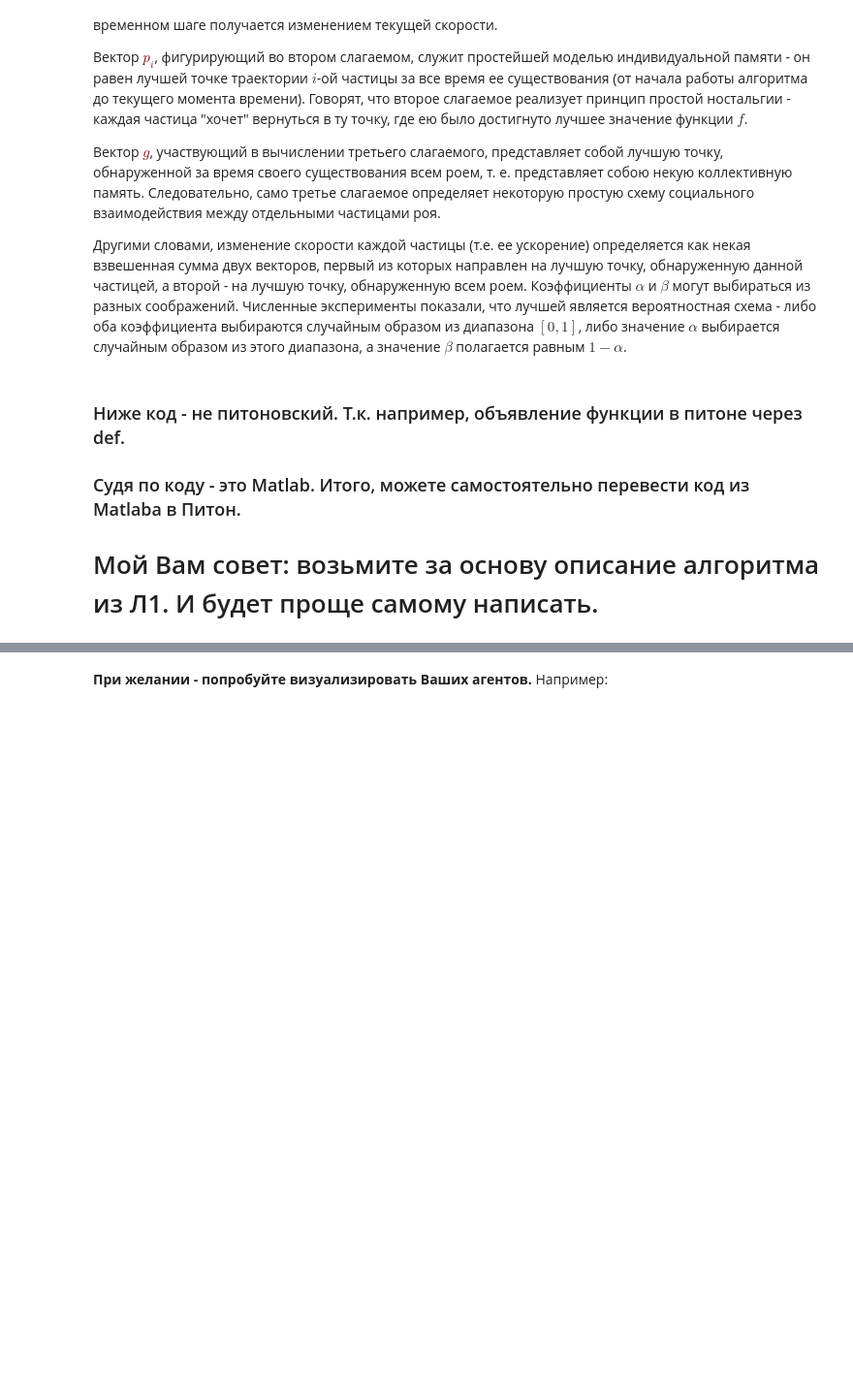
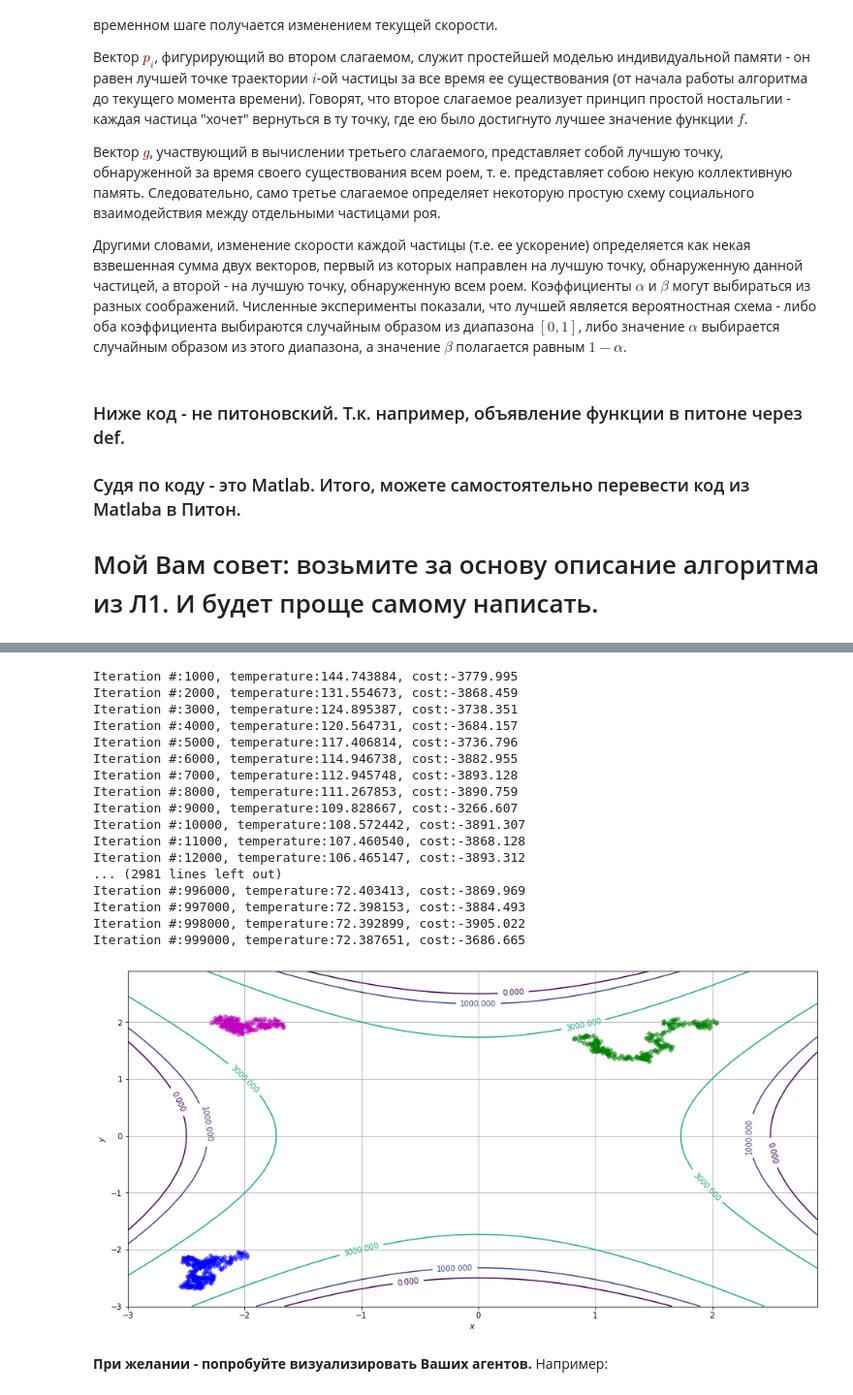
Before and after one commit to TikhonovDaniil/AINavigationControl5.2020, a Jupyter notebook: L1/L1_N3.ipynb, the cells around one changed output, grey strips where cells are left out. Shown at 97% size. Saved outputs shown, nothing was run; the diff lists cells and outputs as text; code cells hidden in the pictures; blank space fills up the shorter version.

```diff
--- a/L1/L1_N3.ipynb
+++ b/L1/L1_N3.ipynb
@@ -615,2 +541,58 @@ SyntaxError: invalid syntax (<ipython-input-48-8f810e2ac5c5>, line 6)
+# %%
+# установка размера графика
+plt.rcParams['figure.figsize'] = (16,8)
+
+# создание графики
+fig = plt.figure()
+
+# вывод функции (1)
+ax = fig.add_subplot(1, 1, 1)
+ax.set_xlabel('$x$')
+ax.set_ylabel('$y$')
+
+# построение линий уровня
+cs = ax.contour(X, Y, Z, [0, 1000, 3000, 4000, 5000]);
+
+colors = ['b', 'g', 'm']
+
+fstate = [(-2.048, -2.048), (2.048, 2.048), (-2.048, 2.048)];
+
+for state, color in zip(fstate, colors):
+    point, cost, lstate = simulated_annealing(nF, (-2.048, 2.048), (-2.048, 2.048), state, 1000, 0.1);
+
+    p = np.array(lstate);
+    p = p[:200];
+
+    ax.scatter(p[0,0], p[0,1], c=color, s = 1, lw = 0, alpha = 1)
+    for j in range(1, len(p)):
+        ax.scatter(p[j, 0], p[j, 1], c = color, s = 40, lw = 0, alpha = 0.5)
+        ax.annotate('', xy=(p[j, 0], p[j, 1]), xytext=(p[j-1, 0], p[j-1,1]), alpha=0.5,
+                    arrowprops={'arrowstyle': '->', 'color': color, 'lw': 1, 'alpha': 0.5},
+                    va='center', ha='center')
+
+# добавление подписей к линиям уровня
+ax.clabel(cs);
+ax.grid();
+
+plt.show()
+# %% [output]
+Iteration #:1000, temperature:144.743884, cost:-3779.995
+Iteration #:2000, temperature:131.554673, cost:-3868.459
+Iteration #:3000, temperature:124.895387, cost:-3738.351
+Iteration #:4000, temperature:120.564731, cost:-3684.157
+Iteration #:5000, temperature:117.406814, cost:-3736.796
+Iteration #:6000, temperature:114.946738, cost:-3882.955
+Iteration #:7000, temperature:112.945748, cost:-3893.128
+Iteration #:8000, temperature:111.267853, cost:-3890.759
+Iteration #:9000, temperature:109.828667, cost:-3266.607
+Iteration #:10000, temperature:108.572442, cost:-3891.307
+Iteration #:11000, temperature:107.460540, cost:-3868.128
+Iteration #:12000, temperature:106.465147, cost:-3893.312
+... (2981 lines left out)
+Iteration #:996000, temperature:72.403413, cost:-3869.969
+Iteration #:997000, temperature:72.398153, cost:-3884.493
+Iteration #:998000, temperature:72.392899, cost:-3905.022
+Iteration #:999000, temperature:72.387651, cost:-3686.665
+[figure, added]
 # %% [markdown]
 **При желании - попробуйте визуализировать Ваших агентов.** Например:
```
Also changed, not shown: parts of 14 cells of this notebook.
